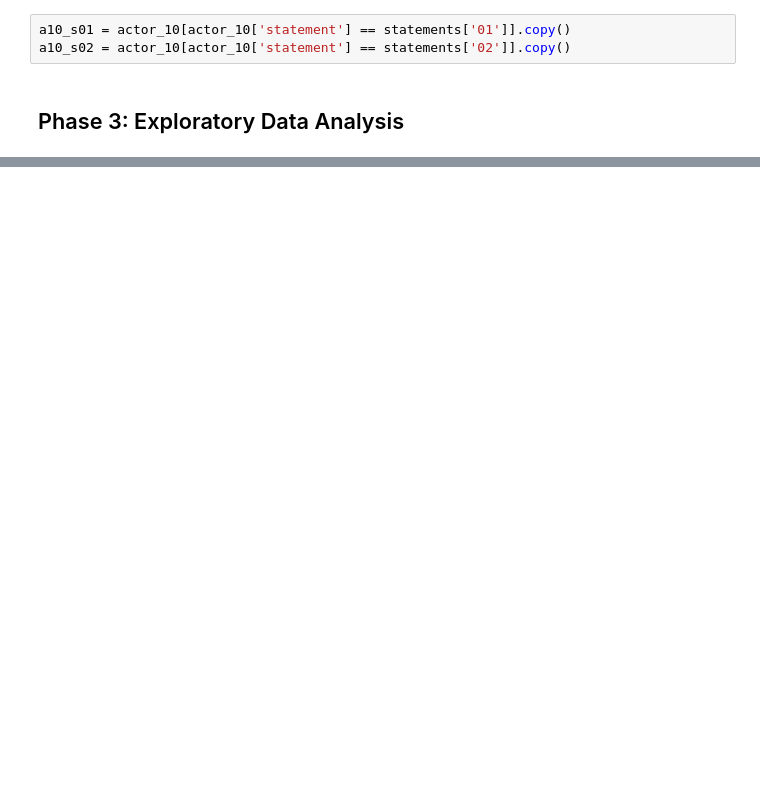
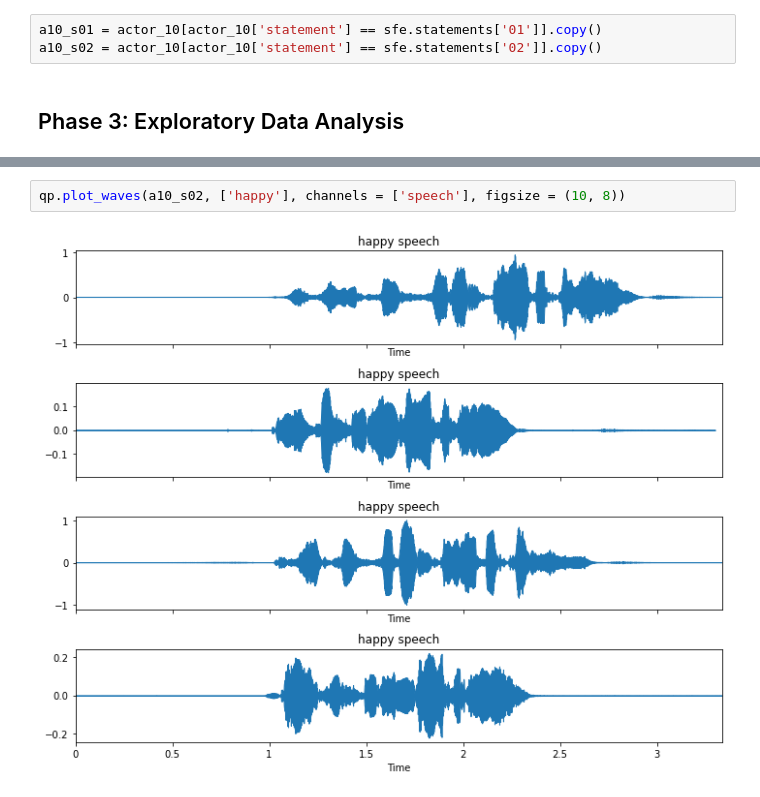
Before and after one commit to kduane/speech_emotion_recognition, a Jupyter notebook: single_actor_eda.ipynb, the cells around one changed output, grey strips where cells are left out. Saved outputs shown, nothing was run; the diff lists cells and outputs as text; blank space fills up the shorter version.

Commit message:
annotated single-actor eda segment

```diff
--- a/single_actor_eda.ipynb
+++ b/single_actor_eda.ipynb
@@ -95,5 +84,5 @@ actor_10.head()
 # %%
-a10_s01 = actor_10[actor_10['statement'] == statements['01']].copy()
-a10_s02 = actor_10[actor_10['statement'] == statements['02']].copy()
+a10_s01 = actor_10[actor_10['statement'] == sfe.statements['01']].copy()
+a10_s02 = actor_10[actor_10['statement'] == sfe.statements['02']].copy()
 # %% [markdown]
 ## Phase 3: Exploratory Data Analysis
@@ -161,0 +103,4 @@ plot_waves(a10_s02, 'fearful', (10, 8))
+# %%
+qp.plot_waves(a10_s02, ['happy'], channels = ['speech'], figsize = (10, 8))
+# %% [output]
+[figure, added]
```
Also changed, not shown: parts of 48 cells of this notebook, 4 other files.
